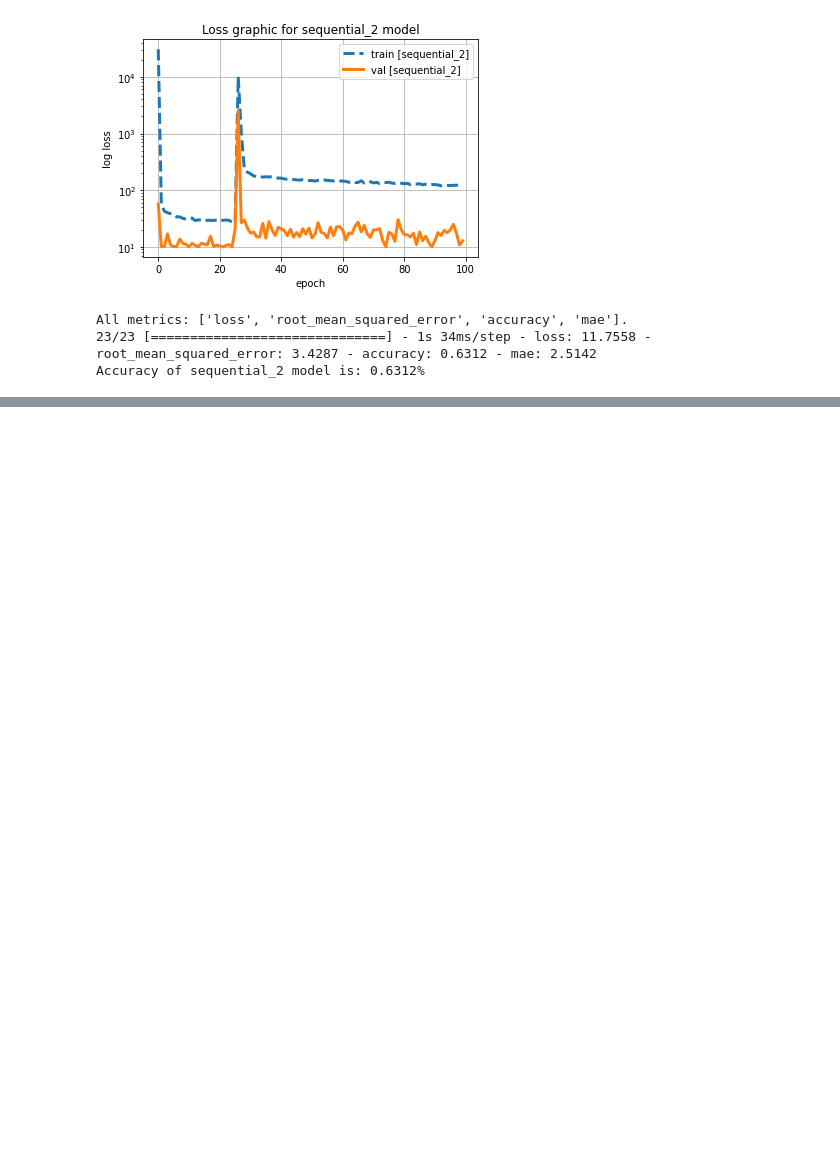
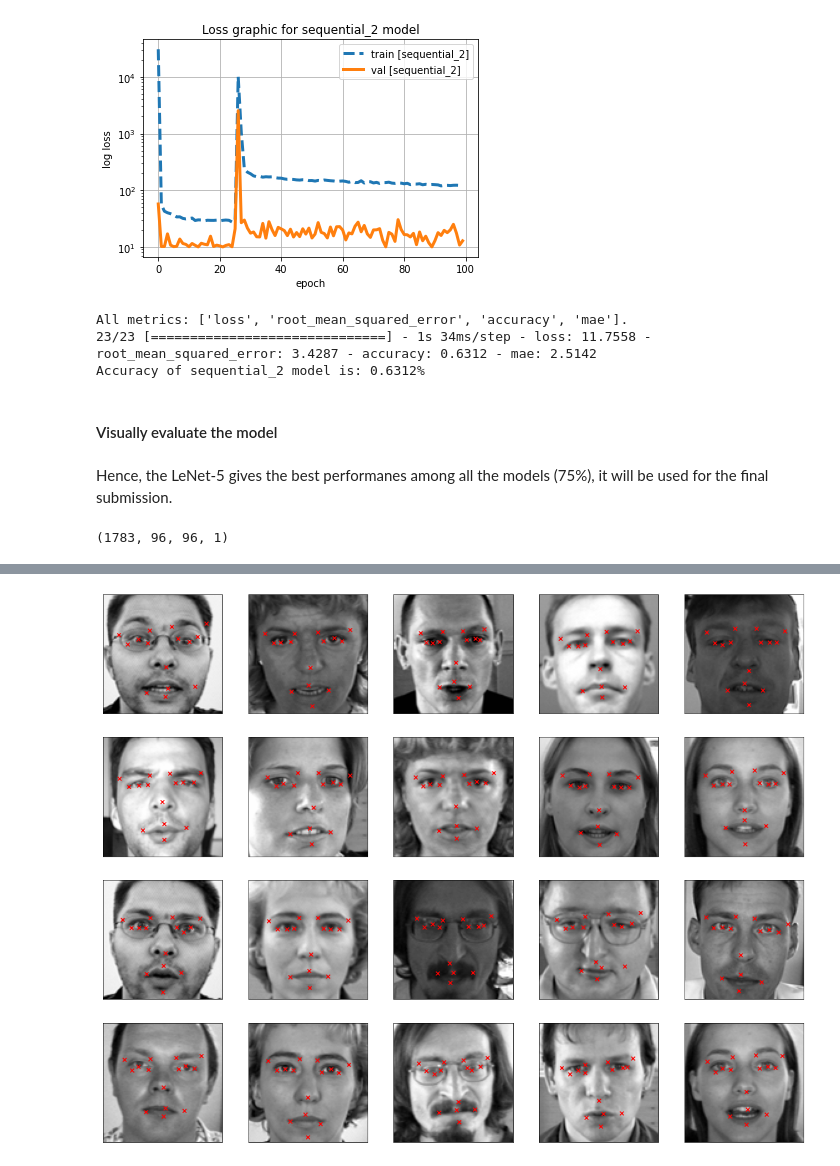
Before and after one commit to mdodovic/Facial-Keypoints-Detection, a Jupyter notebook: keypoints_detector.ipynb, the cells around one changed output, grey strips where cells are left out. Drawn from its saved outputs; the diff is of its cells as text; code cells hidden in the pictures; blank space fills up the shorter version.

```diff
--- a/keypoints_detector.ipynb
+++ b/keypoints_detector.ipynb
@@ -702,3 +706,32 @@ print("Accuracy of {} model is: {:0.4f}%".format(model.name, evaluations[model.m
 All metrics: ['loss', 'root_mean_squared_error', 'accuracy', 'mae'].
 23/23 [==============================] - 1s 34ms/step - loss: 11.7558 - root_mean_squared_error: 3.4287 - accuracy: 0.6312 - mae: 2.5142
 Accuracy of sequential_2 model is: 0.6312%
+# %% [markdown]
+#### Visually evaluate the model
+# %% [markdown]
+Hence, the LeNet-5 gives the best performanes among all the models (75%), it will be used for the final submission.
+# %%
+images_for_submission = []
+
+for index, sample in test.iterrows():
+
+    face_pixel = np.array(sample['Image'].split(' '), dtype='float')
+    face_pixel = np.reshape(face_pixel, (img_height, img_width, 1))
+    images_for_submission.append(face_pixel)
+
+images_for_submission = np.array(images_for_submission)
+
+images_for_submission.shape
+# %% [output]
+(1783, 96, 96, 1)
+# %%
+predictions = model_lenet.predict(images_for_submission)
+
+fig = plt.figure(figsize=(20,16))
+for i in range(20):
+    image = images_for_submission[i].reshape(96,96)
+    axis = fig.add_subplot(4, 5, i+1, xticks=[], yticks=[])
+    axis.imshow(image, cmap='gray')
+    axis.scatter(predictions[i][0::2], predictions[i][1::2], marker='x', c = 'red')
+plt.show()
+# %% [output]
@@ -704,0 +739 @@ Accuracy of sequential_2 model is: 0.6312%
+[figure, added]
```
Also changed, not shown: parts of 10 cells of this notebook.
